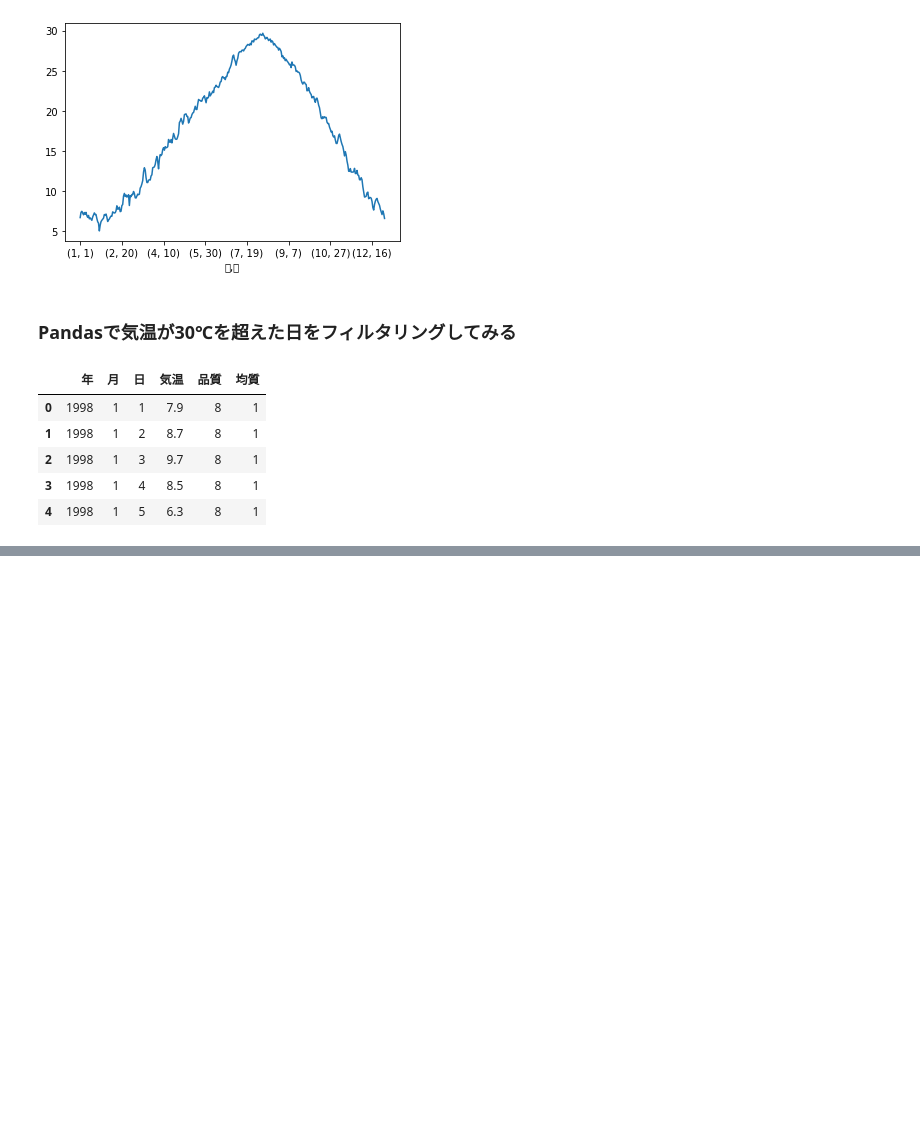
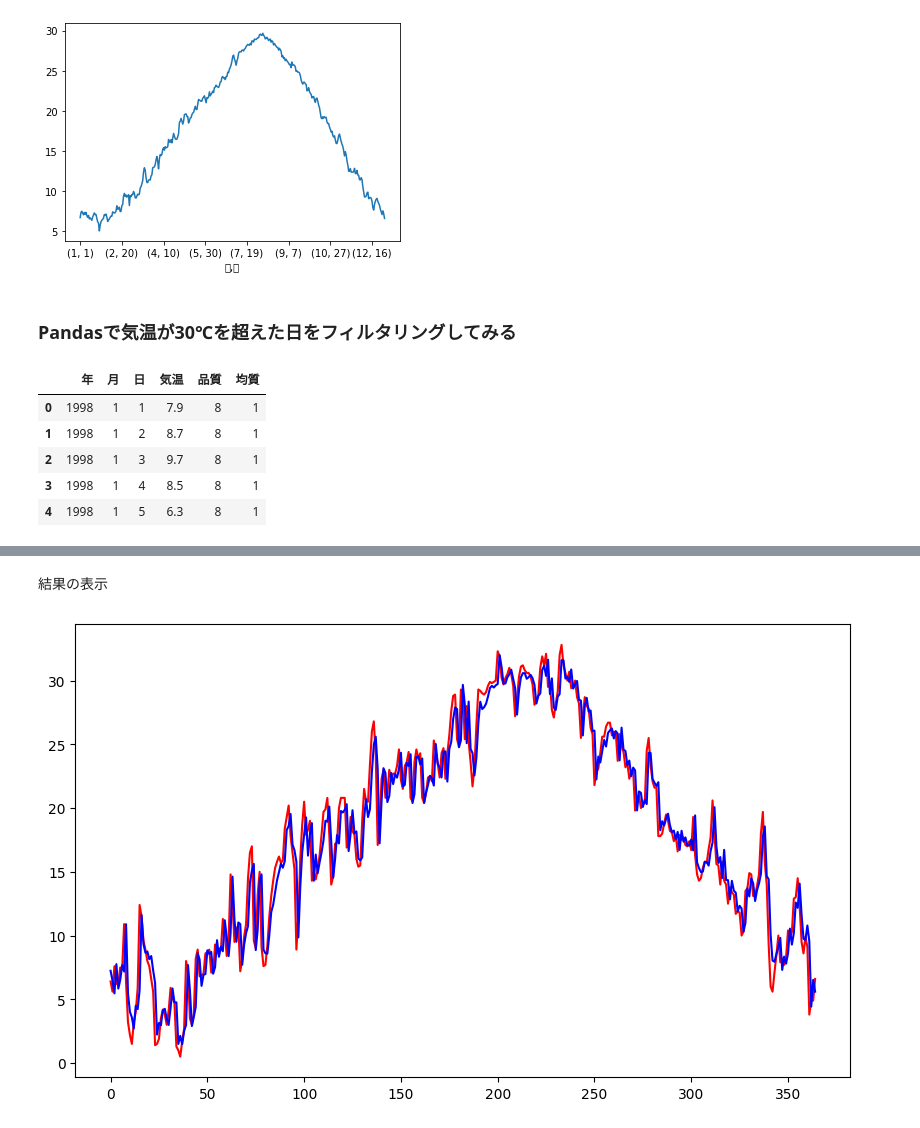
Before and after one commit to aso1901102/AI_tech2020, a Jupyter notebook: 2020AI0204_Weather.ipynb, the cells around one changed output, grey strips where cells are left out. Cells and saved outputs as stored; diff of their text form; code cells hidden in the pictures; blank space fills up the shorter version.

```diff
--- a/2020AI0204_Weather.ipynb
+++ b/2020AI0204_Weather.ipynb
@@ -135,0 +190,20 @@ Name: 年, dtype: int64
+# %%
+#線形回帰のimport
+from sklearn.linear_model import LinearRegression
+#線形回帰のアルゴリズムを生成
+Lr = LinearRegression(normalize = True)
+#モデルの学習
+#説明変数と目的変数を引き渡す
+Lr.fit(train_x,train_y)
+#
+pre_y = Lr.predict(test_x)
+# %% [markdown]
+結果の表示
+# %%
+plt.figure(figsize=(10,6),dpi=100)
+plt.plot(test_y,c='r')
+plt.plot(pre_y,c='b')
+plt.savefig('tenki-kion-Lr.png')
+plt.show()
+# %% [output]
+[figure, added]
```
Also changed, not shown: parts of 5 cells of this notebook.
